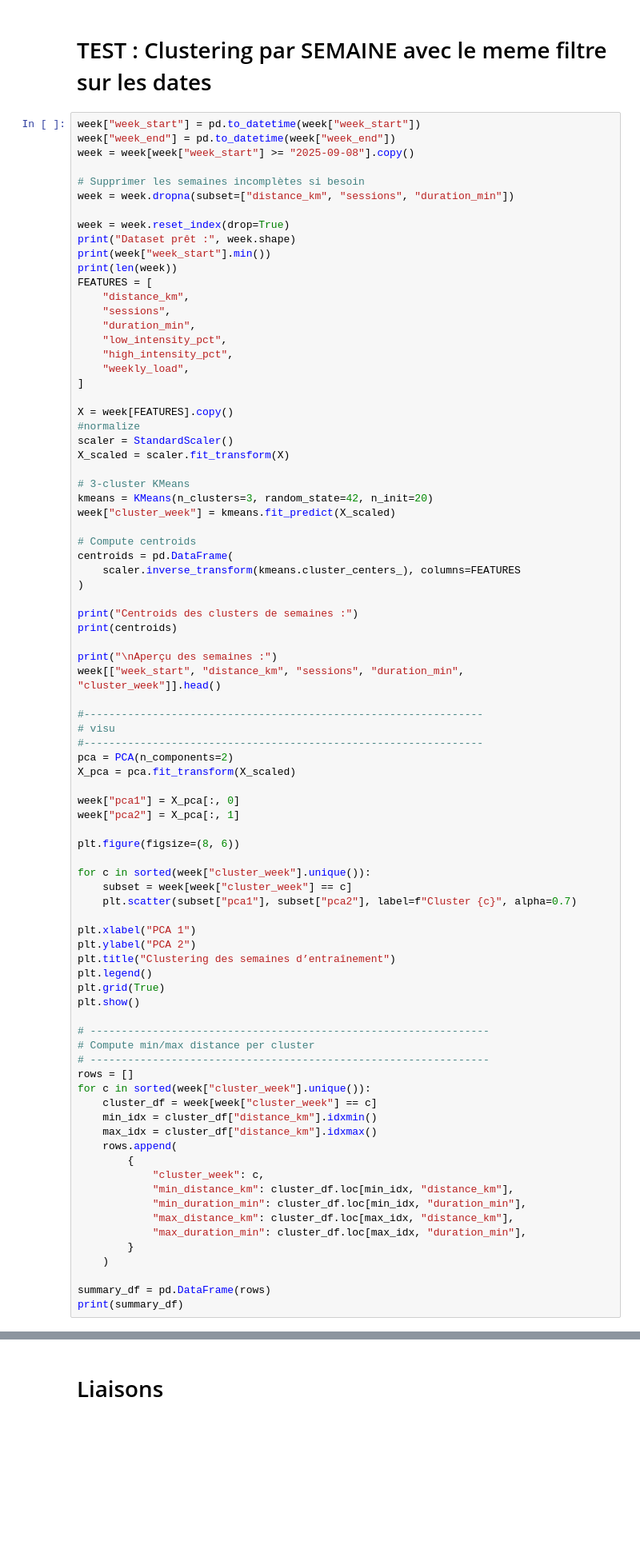
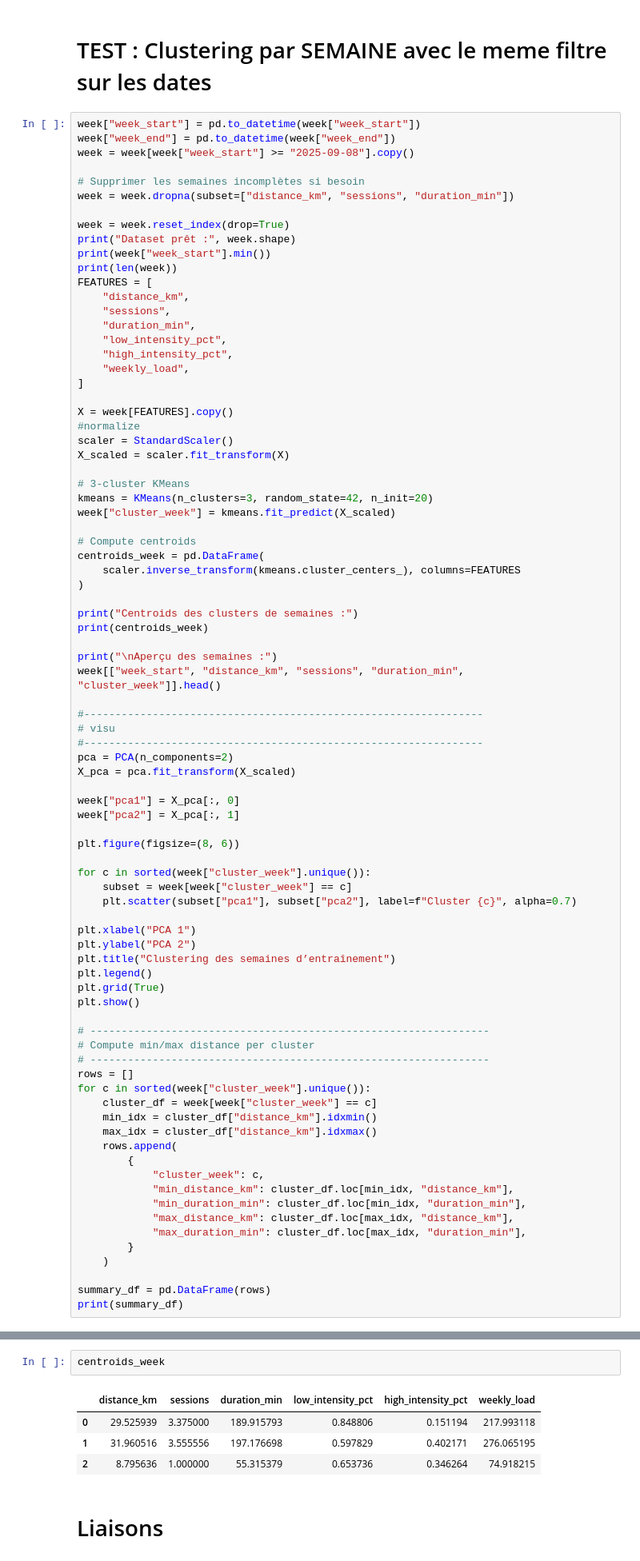
Before and after one commit to albanecoiffe/health-data-coach, a Jupyter notebook: HealthCoachBackend/notebook.ipynb, the cells around one changed output, grey strips where cells are left out. Shown at 80% size. Drawn from its saved outputs; the diff is of its cells as text; blank space fills up the shorter version.

```diff
--- a/HealthCoachBackend/notebook.ipynb
+++ b/HealthCoachBackend/notebook.ipynb
@@ -267,12 +300,12 @@ kmeans = KMeans(n_clusters=3, random_state=42, n_init=20)
 week["cluster_week"] = kmeans.fit_predict(X_scaled)
 
 # Compute centroids
-centroids = pd.DataFrame(
+centroids_week = pd.DataFrame(
     scaler.inverse_transform(kmeans.cluster_centers_), columns=FEATURES
 )
 
 print("Centroids des clusters de semaines :")
-print(centroids)
+print(centroids_week)
 
 print("\nAperçu des semaines :")
 week[["week_start", "distance_km", "sessions", "duration_min", "cluster_week"]].head()
@@ -394,6 +426,13 @@ plt.grid(True)
 plt.show()
 # %% [output]
 [figure]
+# %%
+centroids_week
+# %% [output]
+|  | distance_km | sessions | duration_min | low_intensity_pct | high_intensity_pct | weekly_load |
+| 0 | 29.525939 | 3.375000 | 189.915793 | 0.848806 | 0.151194 | 217.993118 |
+| 1 | 31.960516 | 3.555556 | 197.176698 | 0.597829 | 0.402171 | 276.065195 |
+| 2 | 8.795636 | 1.000000 | 55.315379 | 0.653736 | 0.346264 | 74.918215 |
 # %% [markdown]
 # Liaisons
 # %% [markdown]
```
Also changed, not shown: parts of 29 cells of this notebook.
